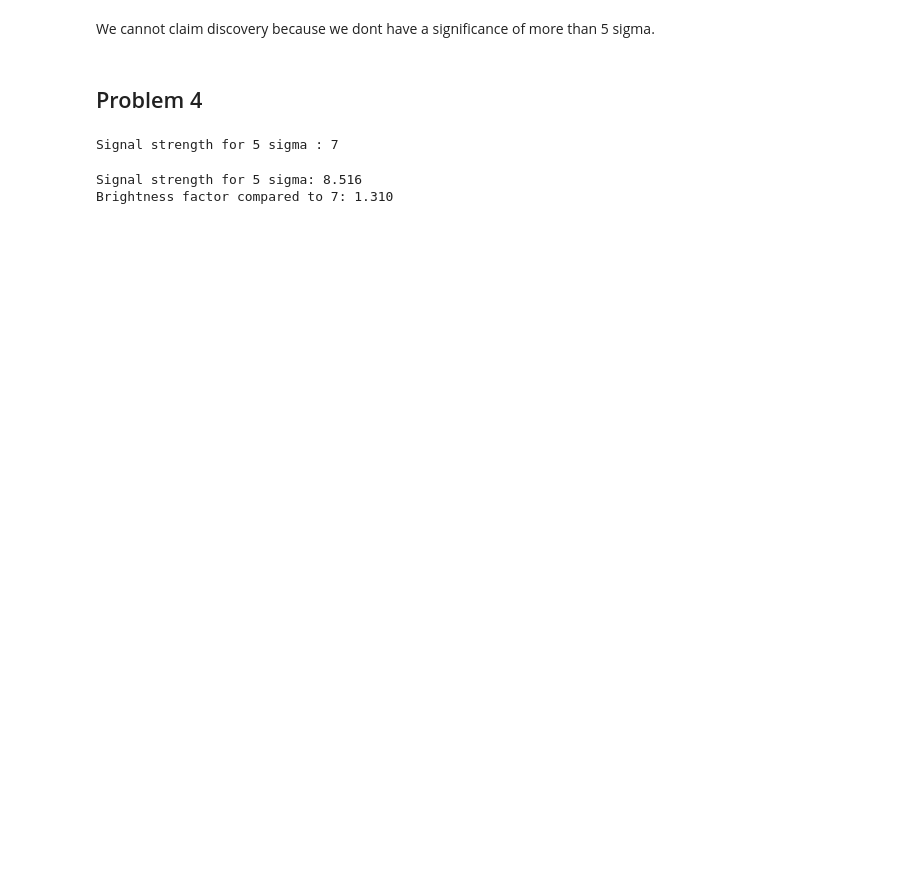
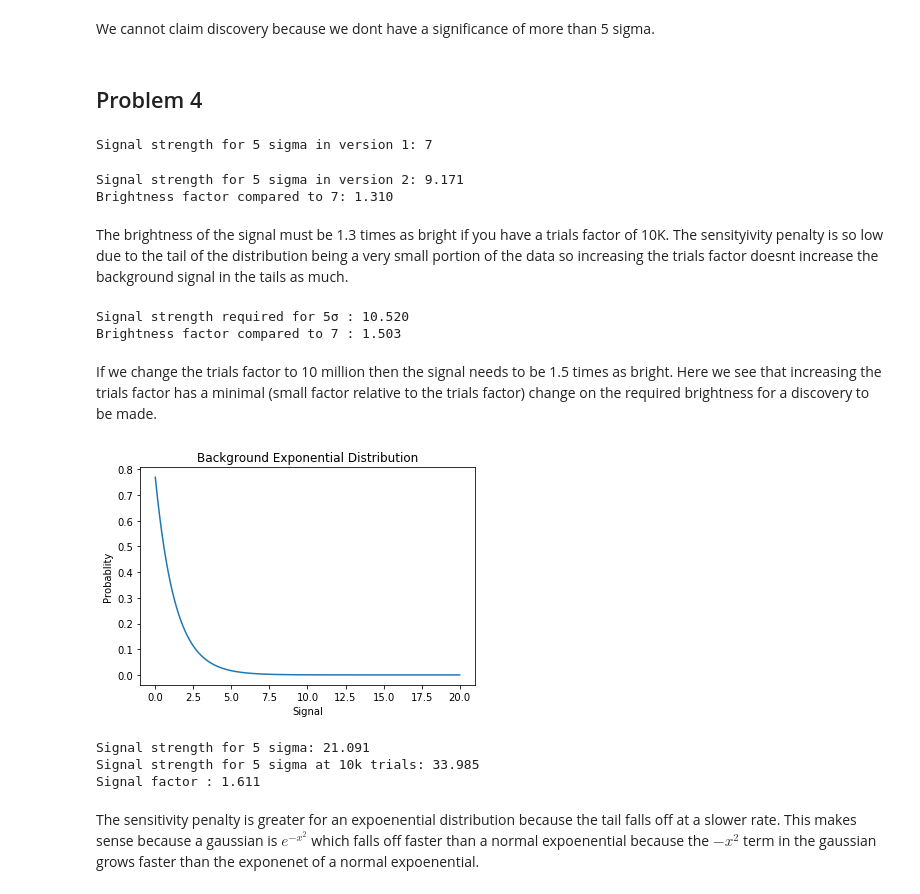
Before and after one commit to SaranshPK/Phys434, a Jupyter notebook: lab#2.ipynb, the cells around one changed output. Saved outputs shown, nothing was run; the diff lists cells and outputs as text; code cells hidden in the pictures; blank space fills up the shorter version.

```diff
--- a/lab#2.ipynb
+++ b/lab#2.ipynb
@@ -191,15 +210,53 @@ We cannot claim discovery because we dont have a significance of more than 5 sig
 # %%
 sigma = 1 - stats.norm.cdf(5)
 signal = stats.norm.ppf(1 - sigma, scale=1.4)
-print(f"Signal strength for 5 sigma: {signal:.0f}")
+print(f"Signal strength for 5 sigma in version 1: {signal:.0f}")
 # %% [output]
-Signal strength for 5 sigma : 7
+Signal strength for 5 sigma in version 1: 7
 # %%
 sigma = 1 - stats.norm.cdf(5)
-signal = stats.norm.ppf(1 - sigma/10000, scale=1.3)
-print(f"Signal strength for 5 sigma: {signal:.3f}")
-fac = signal/6.5
-print(f"Brightness factor compared to 7: {fac:.3f}")
+signal = stats.norm.ppf(1 - sigma / 10000, scale=1.4)
+print(f"Signal strength for 5 sigma in version 2: {signal:.3f}")
+factor = signal / 7
+print(f"Brightness factor compared to 7: {factor:.3f}")
 # %% [output]
-Signal strength for 5 sigma: 8.516
+Signal strength for 5 sigma in version 2: 9.171
 Brightness factor compared to 7: 1.310
+# %% [markdown]
+The brightness of the signal must be 1.3 times as bright if you have a trials factor of 10K. The sensityivity penalty is so low due to the tail of the distribution being a very small portion of the data so increasing the trials factor doesnt increase the background signal in the tails as much.
+# %%
+sigma = 1 - stats.norm.cdf(5)
+signal = stats.norm.ppf(1 - sigma / 10000000, scale=1.4)
+print(f"Signal strength required for 5σ : {signal:.3f}")
+factor = signal/  7
+print(f"Brightness factor compared to 7 : {factor:.3f}")
+# %% [output]
+Signal strength required for 5σ : 10.520
+Brightness factor compared to 7 : 1.503
+# %% [markdown]
+If we change the trials factor to 10 million then the signal needs to be 1.5 times as bright. Here we see that increasing the trials factor has a minimal (small factor relative to the trials factor) change on the required brightness for a discovery to be made.
+# %%
+x = np.linspace(0,20,1000)
+pdf = stats.expon.pdf(x, loc=0, scale=1.3)
+fig = plt.plot(x, pdf)
+plt.title("Background Exponential Distribution")
+plt.xlabel("Signal")
+plt.ylabel("Probablity")
+plt.show()
+# %% [output]
+[figure, added]
+# %%
+sigma = 1 - stats.norm.cdf(5)
+signal1 = stats.expon.ppf(1 - sigma, scale=1.4)
+print(f"Signal strength for 5 sigma: {signal1:.3f}")
+
+signal = stats.expon.ppf(1 - sigma / 10000, scale=1.4)
+print(f"Signal strength for 5 sigma at 10k trials: {signal:.3f}")
+factor = signal / signal1
+print(f"Signal factor : {factor:.3f}\n")
+# %% [output]
+Signal strength for 5 sigma: 21.091
+Signal strength for 5 sigma at 10k trials: 33.985
+Signal factor : 1.611
+# %% [markdown]
+The sensitivity penalty is greater for an expoenential distribution because the tail falls off at a slower rate. This makes sense because a gaussian is $e^{-x^2}$ which falls off faster than a normal expoenential because the $-x^2$ term in the gaussian grows faster than the exponenet of a normal expoenential.
```
Also changed, not shown: parts of 9 cells of this notebook, 1 other file.
